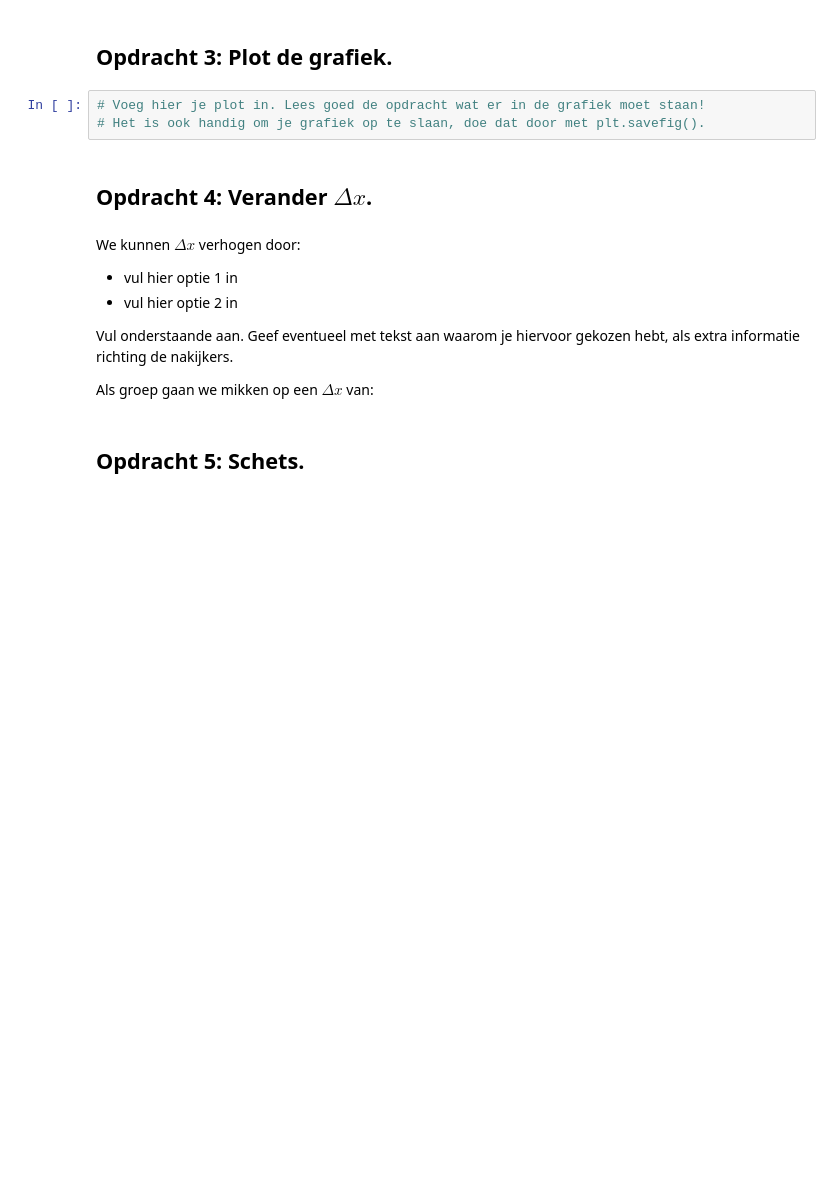
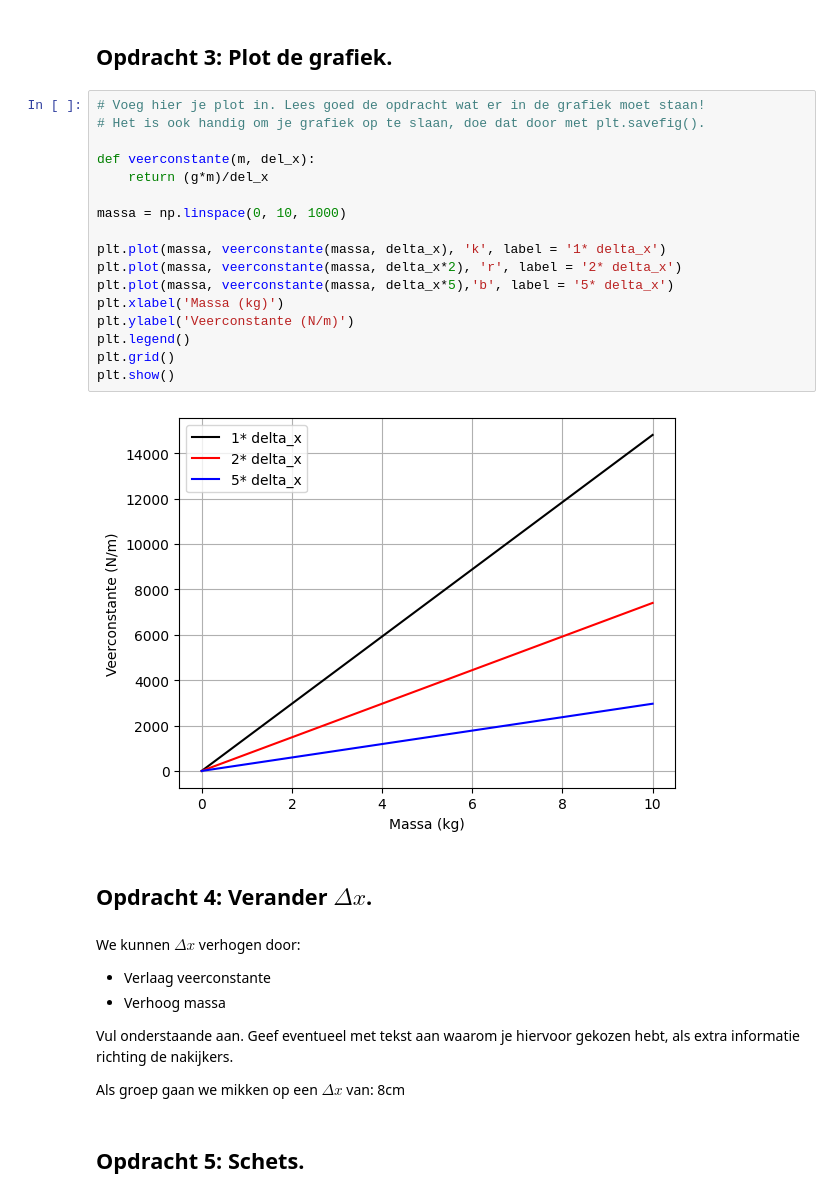
Before and after one commit to Bart-Smit/Edzard-DEFd, a Jupyter notebook: FysiekeOntwerpopdrachten/5MaakEenOpstellingTrillingsvrij/Ontwerpopdracht5MaakEenOpstellingTrillingsvrijInvulTemplate.ipynb, the cells around one changed output. Cells and saved outputs as stored; diff of their text form; blank space fills up the shorter version.

```diff
--- a/FysiekeOntwerpopdrachten/5MaakEenOpstellingTrillingsvrij/Ontwerpopdracht5MaakEenOpstellingTrillingsvrijInvulTemplate.ipynb
+++ b/FysiekeOntwerpopdrachten/5MaakEenOpstellingTrillingsvrij/Ontwerpopdracht5MaakEenOpstellingTrillingsvrijInvulTemplate.ipynb
@@ -57,17 +92,33 @@ Vul onderstaande tabel in:
 # %%
 # Voeg hier je plot in. Lees goed de opdracht wat er in de grafiek moet staan!
 # Het is ook handig om je grafiek op te slaan, doe dat door met plt.savefig().
+
+def veerconstante(m, del_x):
+    return (g*m)/del_x
+
+massa = np.linspace(0, 10, 1000)
+
+plt.plot(massa, veerconstante(massa, delta_x), 'k', label = '1* delta_x')
+plt.plot(massa, veerconstante(massa, delta_x*2), 'r', label = '2* delta_x')
+plt.plot(massa, veerconstante(massa, delta_x*5),'b', label = '5* delta_x')
+plt.xlabel('Massa (kg)')
+plt.ylabel('Veerconstante (N/m)')
+plt.legend()
+plt.grid()
+plt.show()
+# %% [output]
+[figure, added]
 # %% [markdown]
 ## Opdracht 4: Verander $\Delta x$.
 # %% [markdown]
 We kunnen $\Delta x$ verhogen door:
 
-- vul hier optie 1 in
-- vul hier optie 2 in
+- Verlaag veerconstante
+- Verhoog massa
 
 Vul onderstaande aan. Geef eventueel met tekst aan waarom je hiervoor gekozen hebt, als extra informatie richting de nakijkers.
 
-Als groep gaan we mikken op een $\Delta x$ van:
+Als groep gaan we mikken op een $\Delta x$ van: 8cm
 # %% [markdown]
 ## Opdracht 5: Schets.
 # %% [markdown]
```
Also changed, not shown: parts of 22 cells of this notebook, 3 other files.
